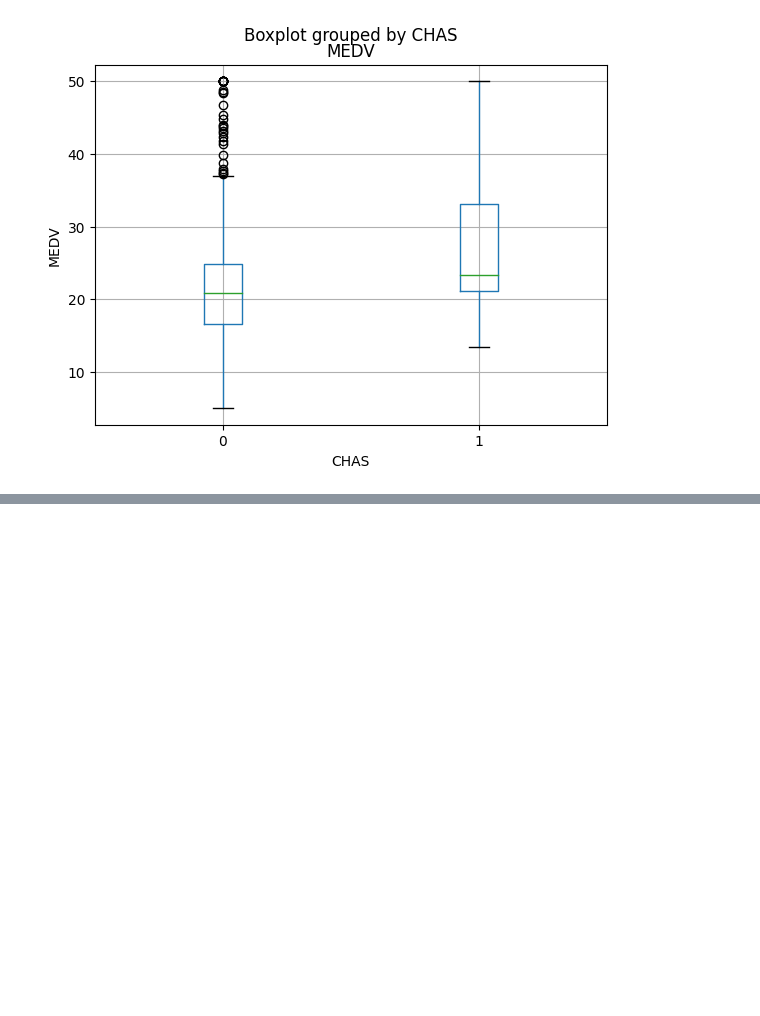
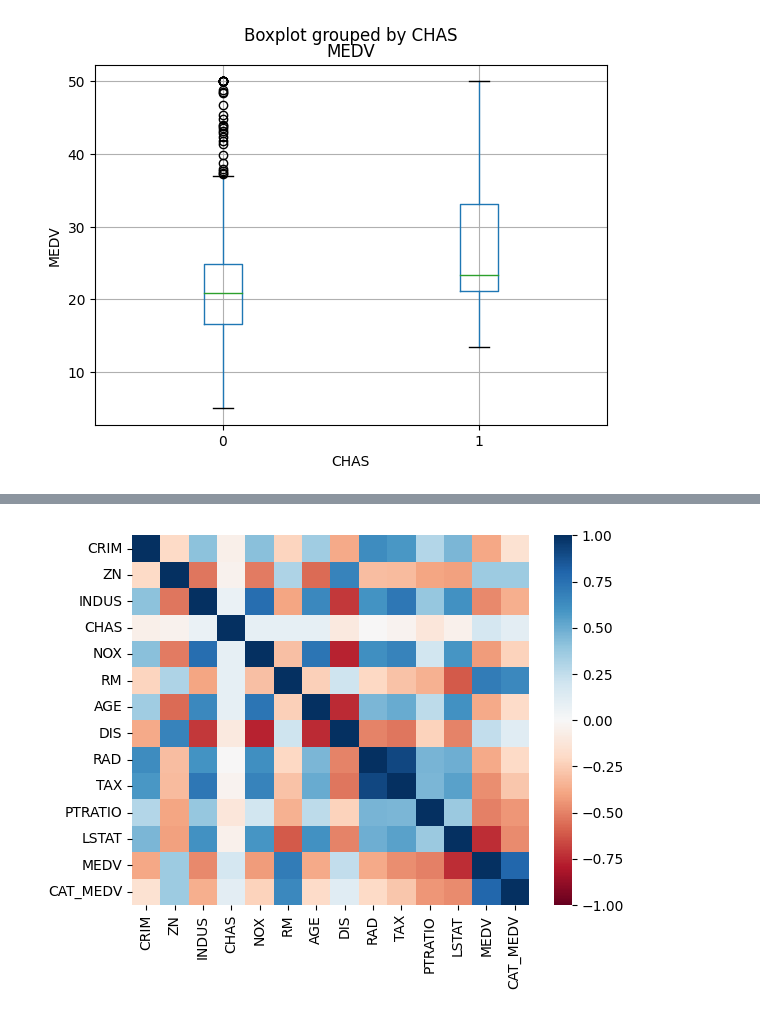
Before and after one commit to brandon-setegn/data-mining-business-analytics, a Jupyter notebook: Chapter3_Data_Visualization.ipynb, the cells around one changed output, grey strips where cells are left out. Drawn from its saved outputs; the diff is of its cells as text; code cells hidden in the pictures; blank space fills up the shorter version.

```diff
--- a/Chapter3_Data_Visualization.ipynb
+++ b/Chapter3_Data_Visualization.ipynb
@@ -118,0 +126,6 @@ plt.show()
+# %%
+# Change the colormap to a divergent scale and fix the range of the colormap
+sns.heatmap(corr, xticklabels=corr.columns, yticklabels=corr.columns, cmap='RdBu', vmin=-1, vmax=1)
+plt.show()
+# %% [output]
+[figure, added]
```
Also changed, not shown: parts of 3 cells of this notebook.
